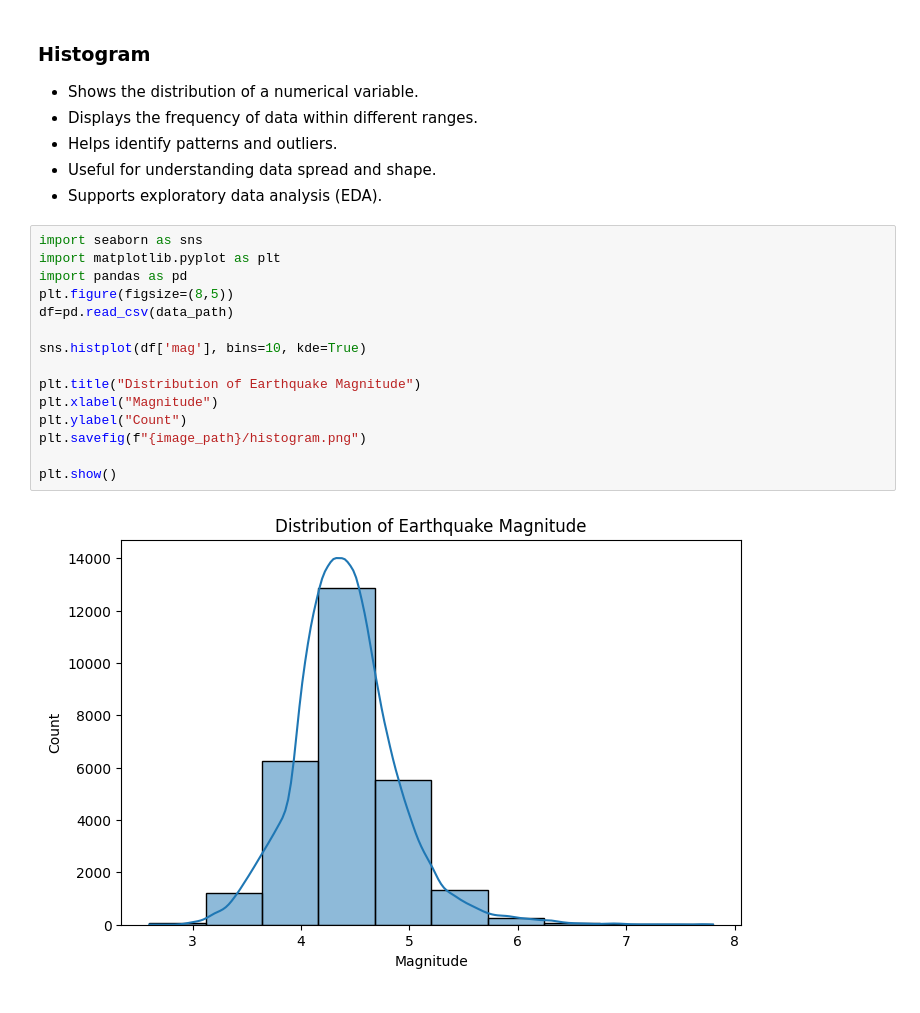
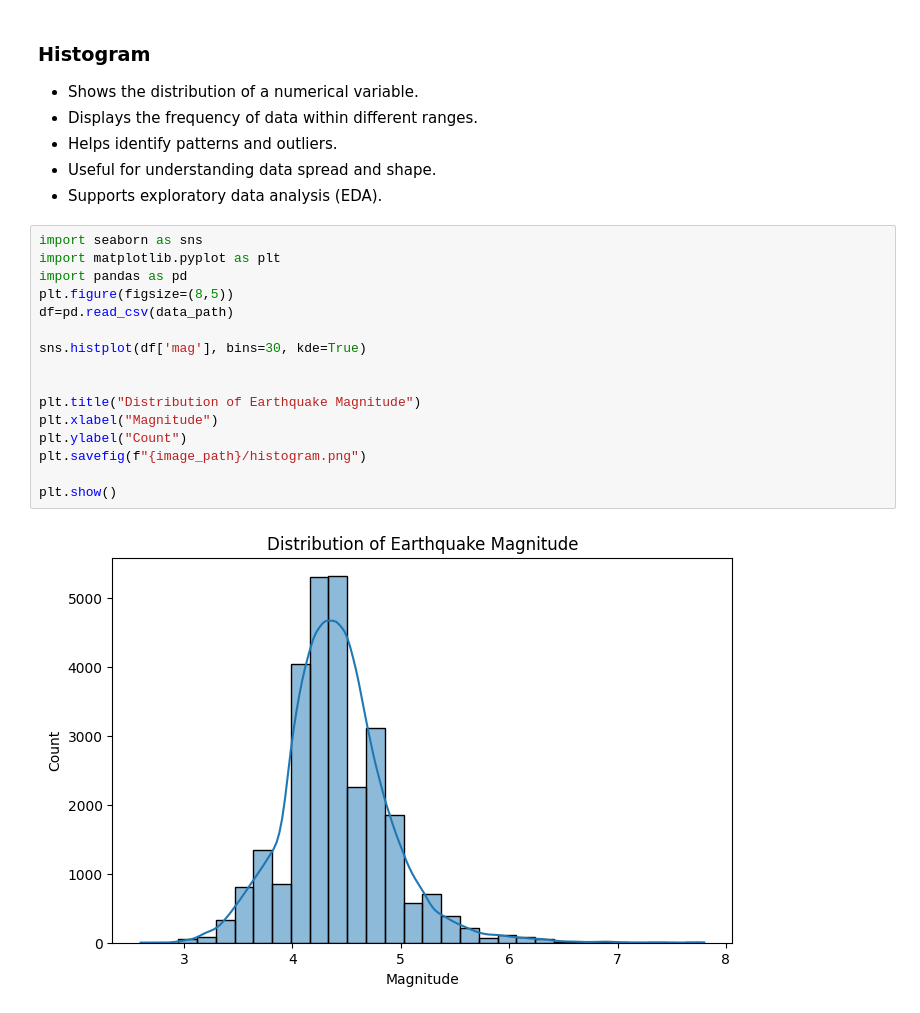
Before and after one commit to Rising-Bihar-Students/earthquake-pattern-visualizer, a Jupyter notebook: notebooks/visualize.ipynb, the cells around one changed output. Saved outputs shown, nothing was run; the diff lists cells and outputs as text.

Commit message:
Fixed plot image, added insights and improves docs

```diff
--- a/notebooks/visulaiser.ipynb
+++ b/notebooks/visualize.ipynb
@@ -212,17 +219,18 @@ plt.show()
 # %%
 import seaborn as sns
 import matplotlib.pyplot as plt
 import pandas as pd
 plt.figure(figsize=(8,5))
 df=pd.read_csv(data_path)
 
-sns.histplot(df['mag'], bins=10, kde=True)
+sns.histplot(df['mag'], bins=30, kde=True)
+
 
 plt.title("Distribution of Earthquake Magnitude")
 plt.xlabel("Magnitude")
 plt.ylabel("Count")
 plt.savefig(f"{image_path}/histogram.png")
 
 plt.show()
 # %% [output]
-[figure, old version]
+[figure, new version]
```
Also changed, not shown: parts of 1 cell of this notebook, 5 other files.
